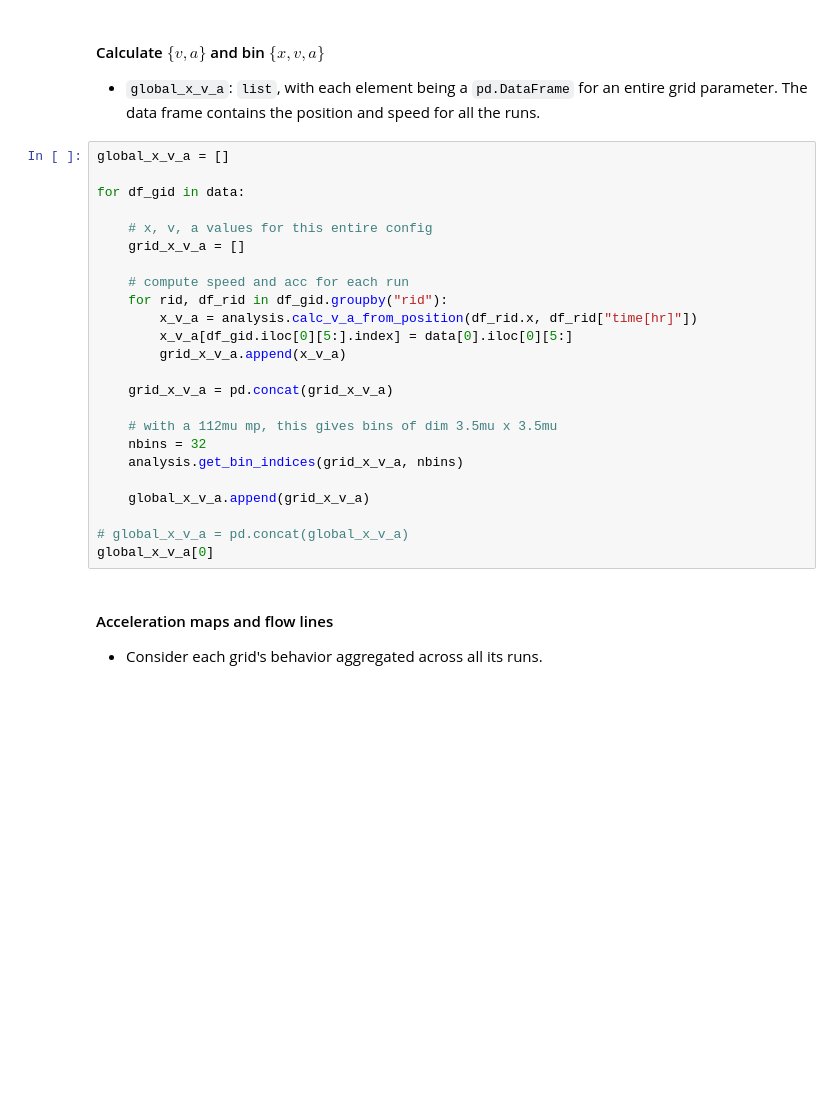
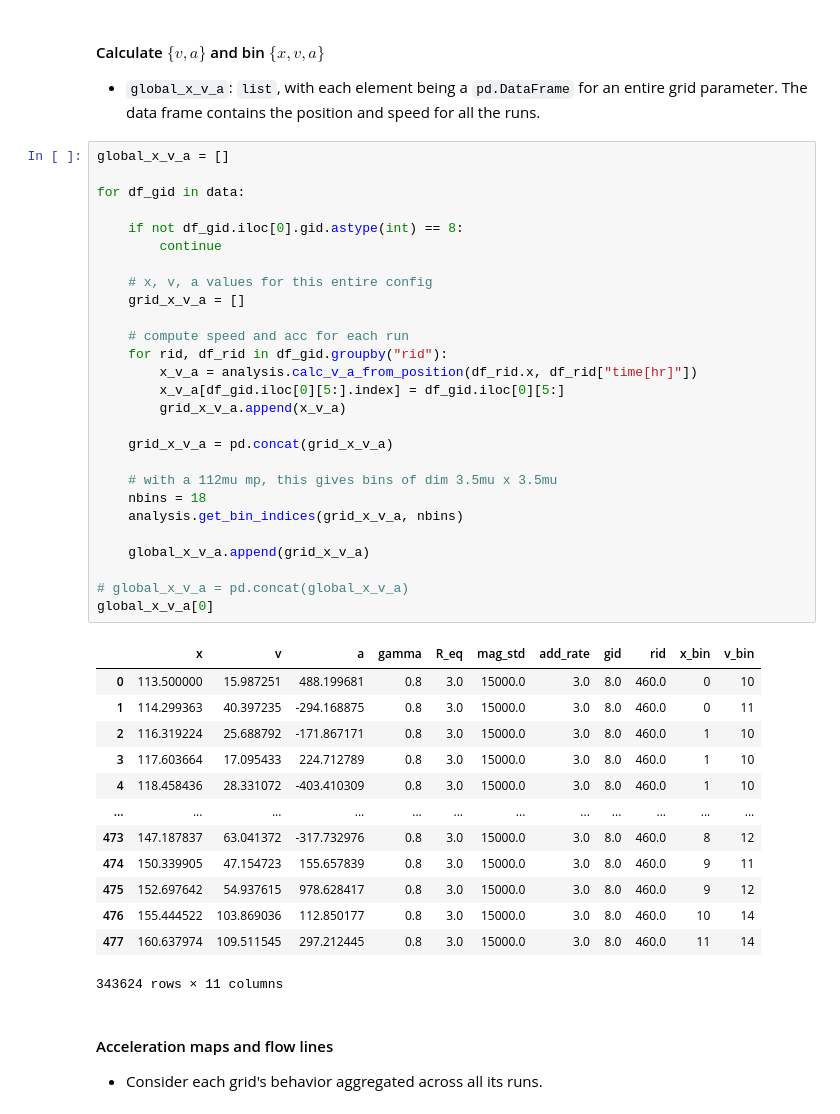
Before and after one commit to pedromzadeh/hopper, a Jupyter notebook: driver/process_sims.ipynb, the cells around one changed output. Drawn from its saved outputs; the diff is of its cells as text; blank space fills up the shorter version.

```diff
--- a/driver/process_sims.ipynb
+++ b/driver/process_sims.ipynb
@@ -42,27 +77,44 @@ display(data[0])
 # %%
 global_x_v_a = []
 
 for df_gid in data:
+
+    if not df_gid.iloc[0].gid.astype(int) == 8:
+        continue
 
     # x, v, a values for this entire config
     grid_x_v_a = []
 
     # compute speed and acc for each run
     for rid, df_rid in df_gid.groupby("rid"):
         x_v_a = analysis.calc_v_a_from_position(df_rid.x, df_rid["time[hr]"])
-        x_v_a[df_gid.iloc[0][5:].index] = data[0].iloc[0][5:]
+        x_v_a[df_gid.iloc[0][5:].index] = df_gid.iloc[0][5:]
         grid_x_v_a.append(x_v_a)
 
     grid_x_v_a = pd.concat(grid_x_v_a)
 
     # with a 112mu mp, this gives bins of dim 3.5mu x 3.5mu
-    nbins = 32
+    nbins = 18
     analysis.get_bin_indices(grid_x_v_a, nbins)
 
     global_x_v_a.append(grid_x_v_a)
 
 # global_x_v_a = pd.concat(global_x_v_a)
 global_x_v_a[0]
+# %% [output]
+|  | x | v | a | gamma | R_eq | mag_std | add_rate | gid | rid | x_bin | v_bin |
+| 0 | 113.500000 | 15.987251 | 488.199681 | 0.8 | 3.0 | 15000.0 | 3.0 | 8.0 | 460.0 | 0 | 10 |
+| 1 | 114.299363 | 40.397235 | -294.168875 | 0.8 | 3.0 | 15000.0 | 3.0 | 8.0 | 460.0 | 0 | 11 |
+| 2 | 116.319224 | 25.688792 | -171.867171 | 0.8 | 3.0 | 15000.0 | 3.0 | 8.0 | 460.0 | 1 | 10 |
+| 3 | 117.603664 | 17.095433 | 224.712789 | 0.8 | 3.0 | 15000.0 | 3.0 | 8.0 | 460.0 | 1 | 10 |
+| 4 | 118.458436 | 28.331072 | -403.410309 | 0.8 | 3.0 | 15000.0 | 3.0 | 8.0 | 460.0 | 1 | 10 |
+| ... | ... | ... | ... | ... | ... | ... | ... | ... | ... | ... | ... |
+| 473 | 147.187837 | 63.041372 | -317.732976 | 0.8 | 3.0 | 15000.0 | 3.0 | 8.0 | 460.0 | 8 | 12 |
+| 474 | 150.339905 | 47.154723 | 155.657839 | 0.8 | 3.0 | 15000.0 | 3.0 | 8.0 | 460.0 | 9 | 11 |
+| 475 | 152.697642 | 54.937615 | 978.628417 | 0.8 | 3.0 | 15000.0 | 3.0 | 8.0 | 460.0 | 9 | 12 |
+| 476 | 155.444522 | 103.869036 | 112.850177 | 0.8 | 3.0 | 15000.0 | 3.0 | 8.0 | 460.0 | 10 | 14 |
+| 477 | 160.637974 | 109.511545 | 297.212445 | 0.8 | 3.0 | 15000.0 | 3.0 | 8.0 | 460.0 | 11 | 14 |
+343624 rows × 11 columns
 # %% [markdown]
 #### Acceleration maps and flow lines
 
```
Also changed, not shown: parts of 7 cells of this notebook.
